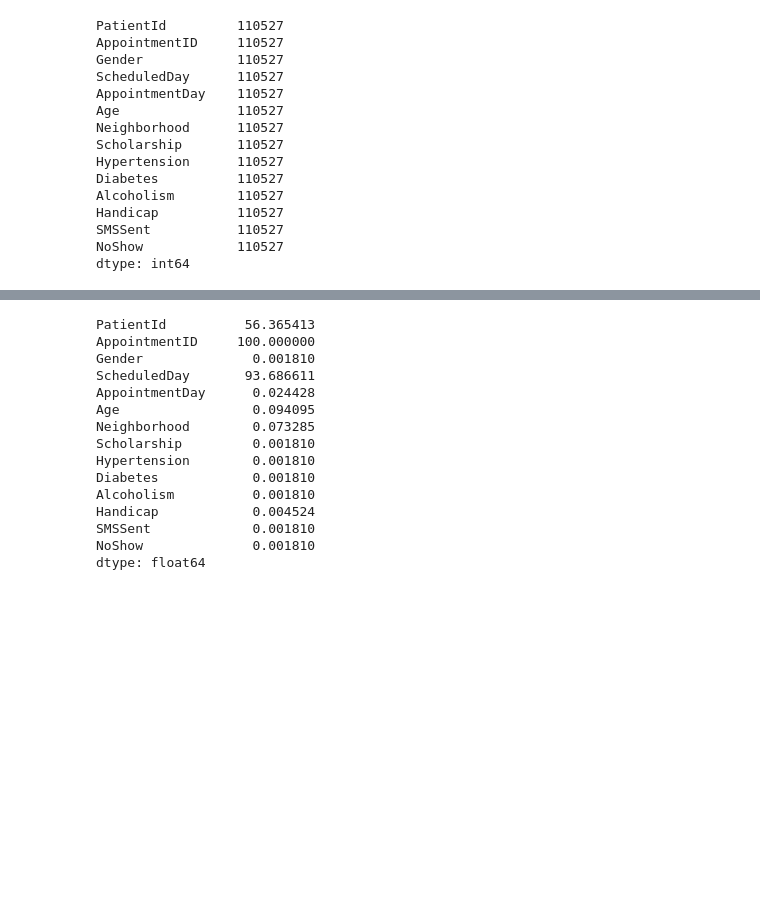
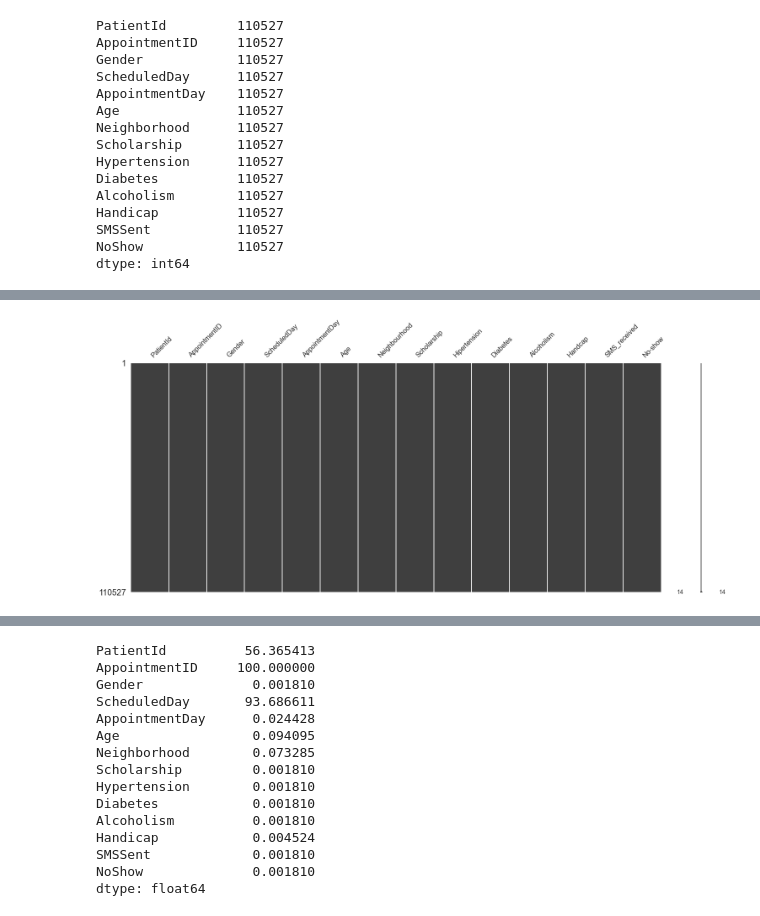
Before and after one commit to asaadkhattab/MedicalAppointmentNoShowsCapstone, a Jupyter notebook: 2_DataWrangling.ipynb, the cells around one changed output, grey strips where cells are left out. Drawn from its saved outputs; the diff is of its cells as text; code cells hidden in the pictures; blank space fills up the shorter version.

Commit message:
added msno

```diff
--- a/2_DataWrangling.ipynb
+++ b/2_DataWrangling.ipynb
@@ -175,3 +294,9 @@ dtype: int64
+# %%
+# Visualize missingness
+msno.matrix(df)
+plt.show()
+# %% [output]
+[figure, added]
 # %%
 df.describe(include="all")
 # %% [output]
```
Also changed, not shown: parts of 54 cells of this notebook.
